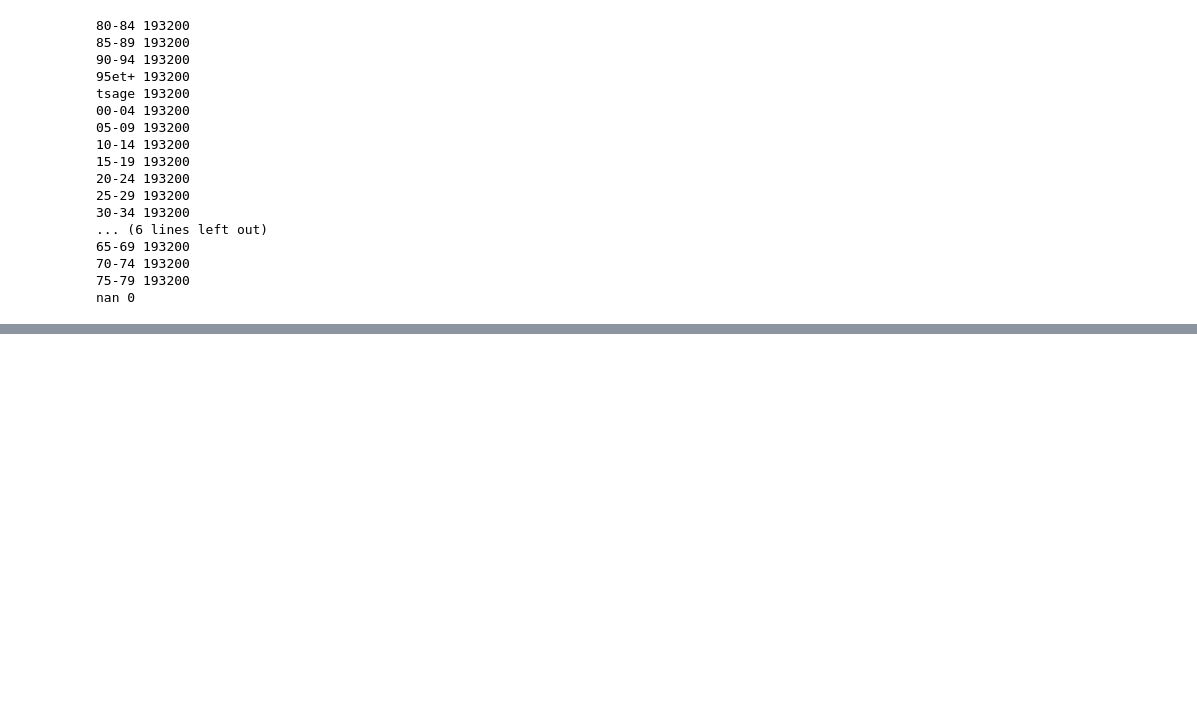
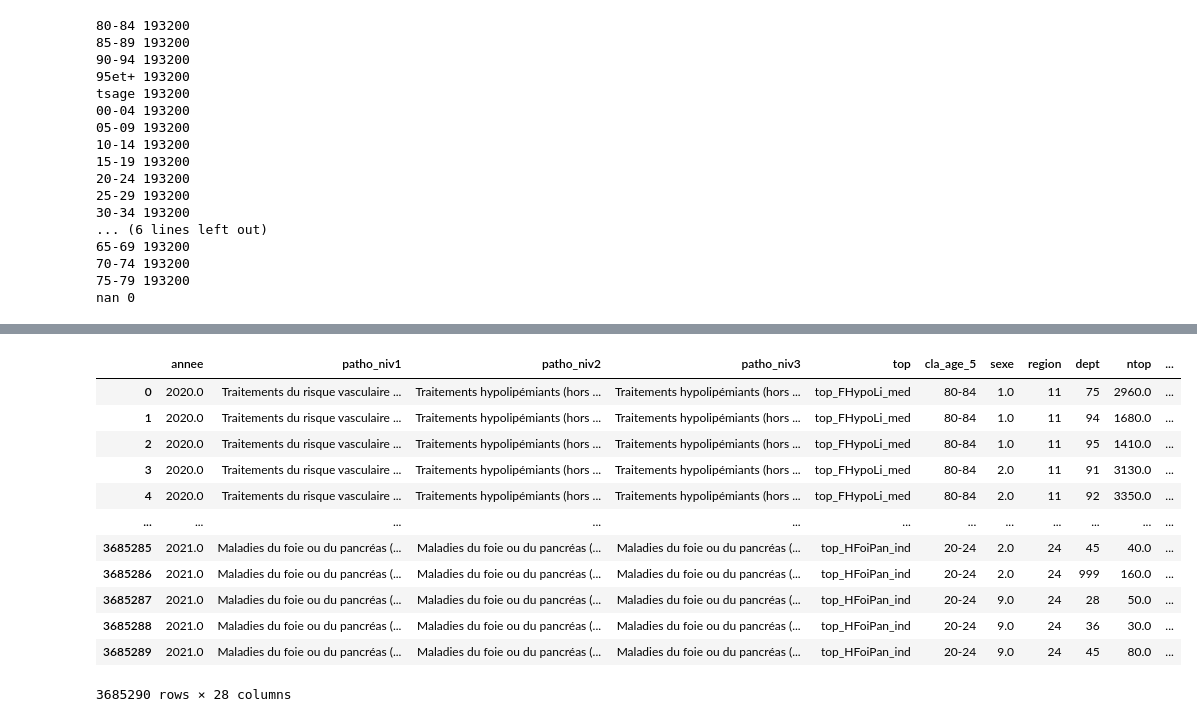
Before and after one commit to tpaquier/Python_DS, a Jupyter notebook: Stat desc.ipynb, the cells around one changed output, grey strips where cells are left out. Saved outputs shown, nothing was run; the diff lists cells and outputs as text; code cells hidden in the pictures; blank space fills up the shorter version.

```diff
--- a/Stat desc.ipynb
+++ b/Stat desc.ipynb
@@ -210,0 +324,23 @@ nan 0
+# %%
+# Fusion des tables effectifs et pollution_group_reg
+#En cas de stat sur les corrélation entre pollution et maladie au niveau de la région
+malades_et_pollution_reg = pd.merge(eff, pollution_group_reg,
+                    left_on=[eff['region']],
+                    right_on=[pollution_group_reg['REG']],
+                    how='inner').drop(columns=['key_0'])
+# %%
+malades_et_pollution_reg
+# %% [output]
+|  | annee | patho_niv1 | patho_niv2 | patho_niv3 | top | cla_age_5 | sexe | region | dept | ntop | ... |
+| 0 | 2020.0 | Traitements du risque vasculaire ... | Traitements hypolipémiants (hors ... | Traitements hypolipémiants (hors ... | top_FHypoLi_med | 80-84 | 1.0 | 11 | 75 | 2960.0 | ... |
+| 1 | 2020.0 | Traitements du risque vasculaire ... | Traitements hypolipémiants (hors ... | Traitements hypolipémiants (hors ... | top_FHypoLi_med | 80-84 | 1.0 | 11 | 94 | 1680.0 | ... |
+| 2 | 2020.0 | Traitements du risque vasculaire ... | Traitements hypolipémiants (hors ... | Traitements hypolipémiants (hors ... | top_FHypoLi_med | 80-84 | 1.0 | 11 | 95 | 1410.0 | ... |
+| 3 | 2020.0 | Traitements du risque vasculaire ... | Traitements hypolipémiants (hors ... | Traitements hypolipémiants (hors ... | top_FHypoLi_med | 80-84 | 2.0 | 11 | 91 | 3130.0 | ... |
+| 4 | 2020.0 | Traitements du risque vasculaire ... | Traitements hypolipémiants (hors ... | Traitements hypolipémiants (hors ... | top_FHypoLi_med | 80-84 | 2.0 | 11 | 92 | 3350.0 | ... |
+| ... | ... | ... | ... | ... | ... | ... | ... | ... | ... | ... | ... |
+| 3685285 | 2021.0 | Maladies du foie ou du pancréas (... | Maladies du foie ou du pancréas (... | Maladies du foie ou du pancréas (... | top_HFoiPan_ind | 20-24 | 2.0 | 24 | 45 | 40.0 | ... |
+| 3685286 | 2021.0 | Maladies du foie ou du pancréas (... | Maladies du foie ou du pancréas (... | Maladies du foie ou du pancréas (... | top_HFoiPan_ind | 20-24 | 2.0 | 24 | 999 | 160.0 | ... |
+| 3685287 | 2021.0 | Maladies du foie ou du pancréas (... | Maladies du foie ou du pancréas (... | Maladies du foie ou du pancréas (... | top_HFoiPan_ind | 20-24 | 9.0 | 24 | 28 | 50.0 | ... |
+| 3685288 | 2021.0 | Maladies du foie ou du pancréas (... | Maladies du foie ou du pancréas (... | Maladies du foie ou du pancréas (... | top_HFoiPan_ind | 20-24 | 9.0 | 24 | 36 | 30.0 | ... |
+| 3685289 | 2021.0 | Maladies du foie ou du pancréas (... | Maladies du foie ou du pancréas (... | Maladies du foie ou du pancréas (... | top_HFoiPan_ind | 20-24 | 9.0 | 24 | 45 | 80.0 | ... |
+3685290 rows × 28 columns
```
Also changed, not shown: parts of 12 cells of this notebook.
